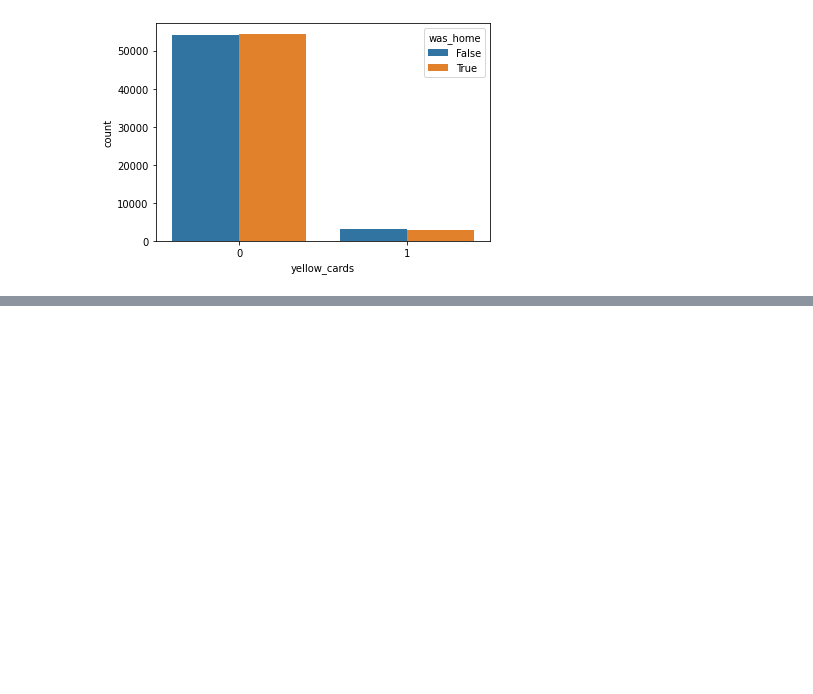
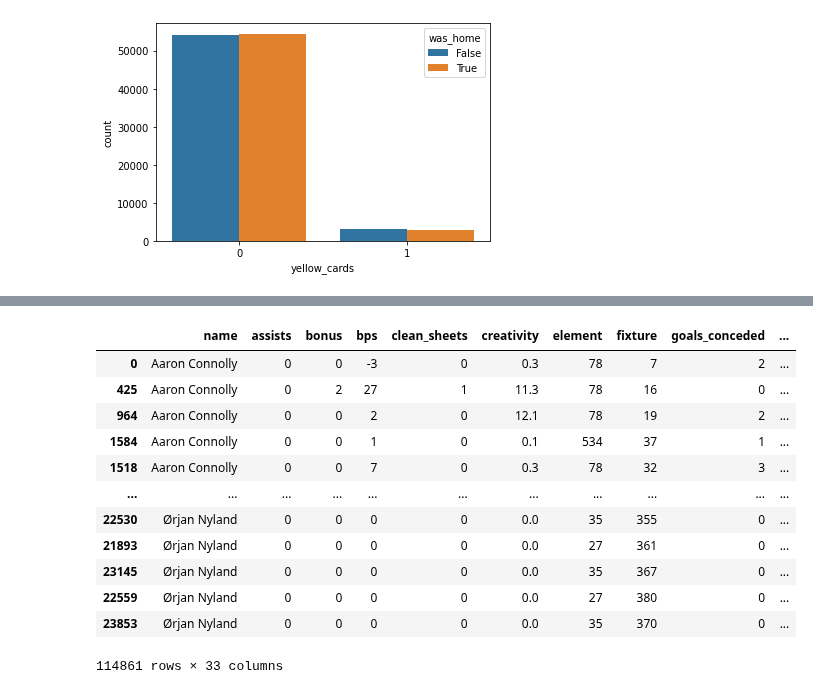
Before and after one commit to 1kruidenp/fflpred, a Jupyter notebook: notebooks/fflpred.ipynb, the cells around one changed output, grey strips where cells are left out. Drawn from its saved outputs; the diff is of its cells as text; code cells hidden in the pictures; blank space fills up the shorter version.

```diff
--- a/notebooks/fflpred.ipynb
+++ b/notebooks/fflpred.ipynb
@@ -193,0 +246,18 @@ sns.countplot(x='yellow_cards', hue='was_home', data=full_data)
+# %%
+full_data['kickoff_time'] = pd.to_datetime(full_data['kickoff_time'])
+full_data = full_data.sort_values(by=['name', 'GW', 'kickoff_time'], ascending=True).copy()
+full_data
+# %% [output]
+|  | name | assists | bonus | bps | clean_sheets | creativity | element | fixture | goals_conceded | ... |
+| 0 | Aaron Connolly | 0 | 0 | -3 | 0 | 0.3 | 78 | 7 | 2 | ... |
+| 425 | Aaron Connolly | 0 | 2 | 27 | 1 | 11.3 | 78 | 16 | 0 | ... |
+| 964 | Aaron Connolly | 0 | 0 | 2 | 0 | 12.1 | 78 | 19 | 2 | ... |
+| 1584 | Aaron Connolly | 0 | 0 | 1 | 0 | 0.1 | 534 | 37 | 1 | ... |
+| 1518 | Aaron Connolly | 0 | 0 | 7 | 0 | 0.3 | 78 | 32 | 3 | ... |
+| ... | ... | ... | ... | ... | ... | ... | ... | ... | ... | ... |
+| 22530 | Ørjan Nyland | 0 | 0 | 0 | 0 | 0.0 | 35 | 355 | 0 | ... |
+| 21893 | Ørjan Nyland | 0 | 0 | 0 | 0 | 0.0 | 27 | 361 | 0 | ... |
+| 23145 | Ørjan Nyland | 0 | 0 | 0 | 0 | 0.0 | 35 | 367 | 0 | ... |
+| 22559 | Ørjan Nyland | 0 | 0 | 0 | 0 | 0.0 | 27 | 380 | 0 | ... |
+| 23853 | Ørjan Nyland | 0 | 0 | 0 | 0 | 0.0 | 35 | 370 | 0 | ... |
+114861 rows × 33 columns
```
Also changed, not shown: parts of 14 cells of this notebook.
